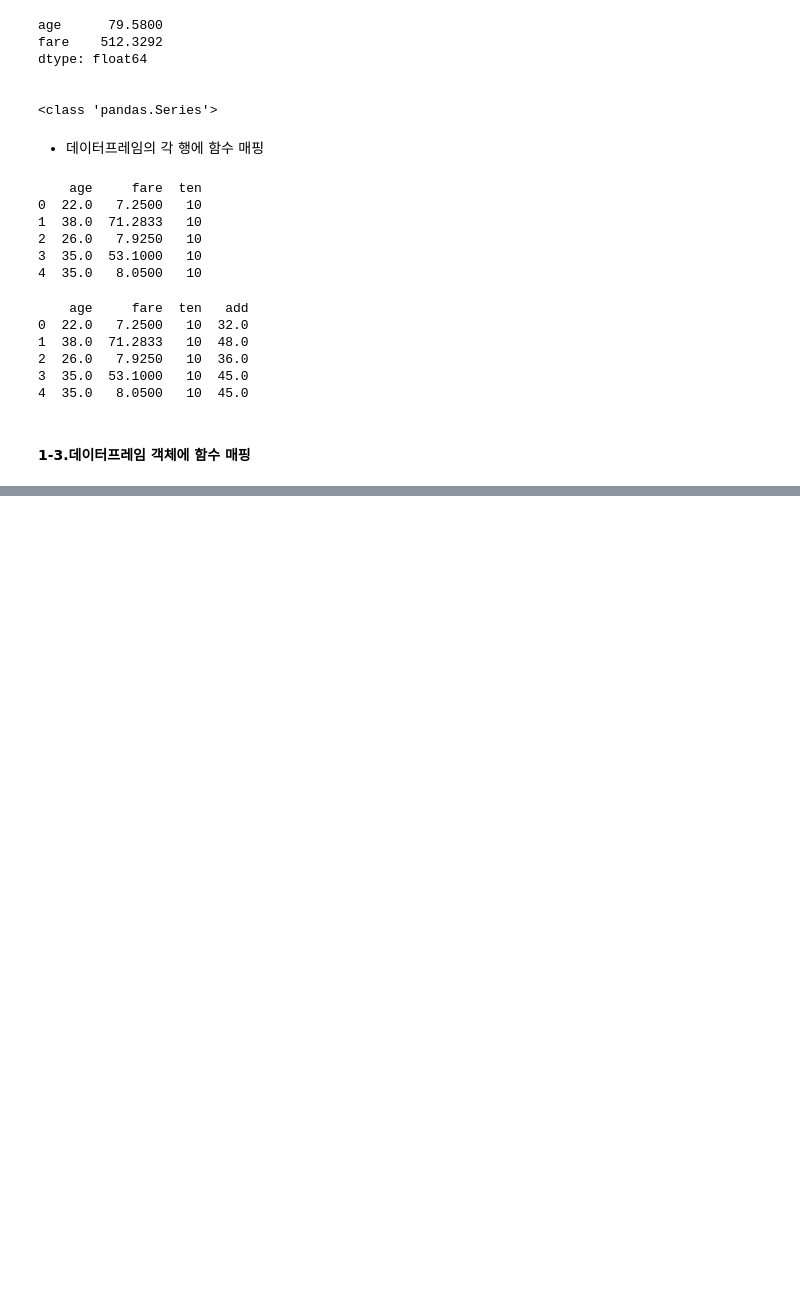
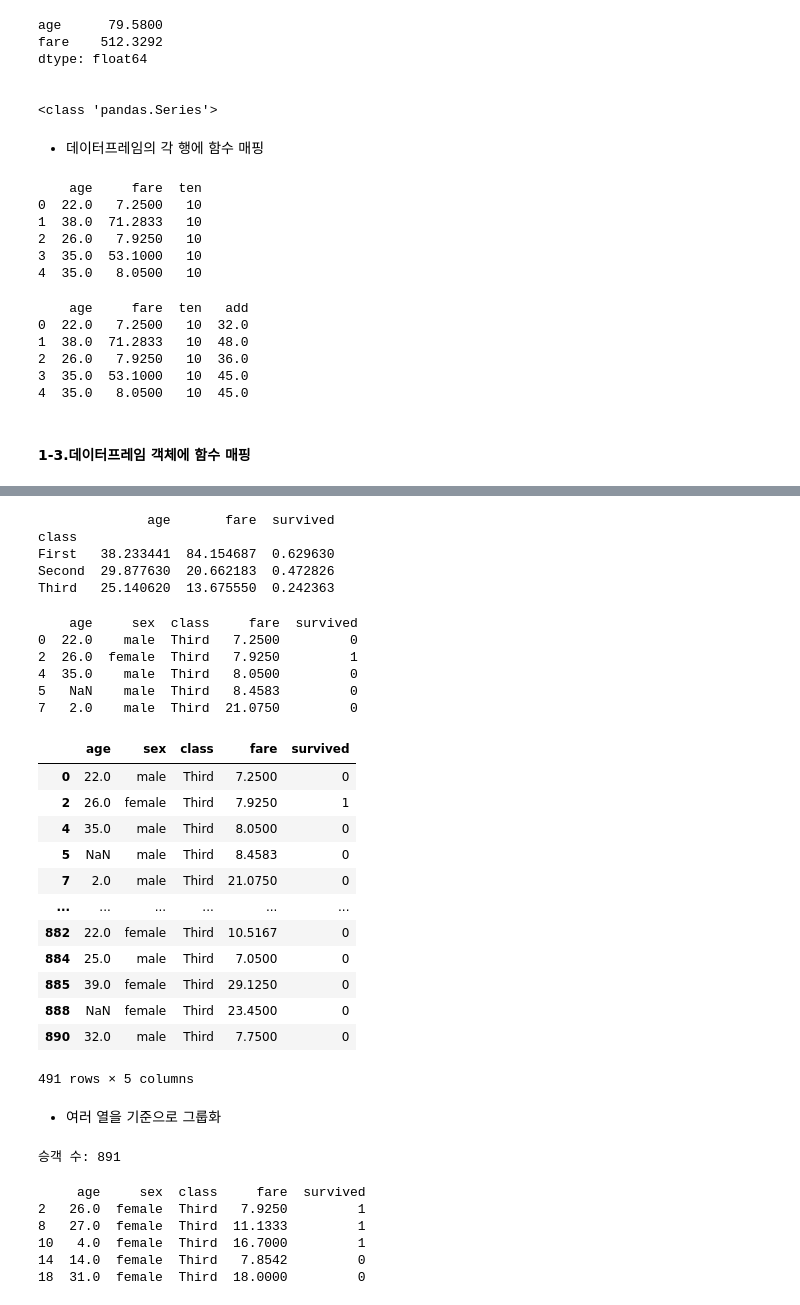
Before and after one commit to hyeonn31/Project_Ubion, a Jupyter notebook: 01. 프로그래밍 기초/02. 데이터분석/src/07.데이터프레임응용.ipynb, the cells around one changed output, grey strips where cells are left out. Cells and saved outputs as stored; diff of their text form; code cells hidden in the pictures; blank space fills up the shorter version.

```diff
--- a/01. 프로그래밍 기초/02. 데이터분석/src/07.데이터프레임응용.ipynb
+++ b/01. 프로그래밍 기초/02. 데이터분석/src/07.데이터프레임응용.ipynb
@@ -384,0 +989,8 @@ print(type(result_value))
+# %%
+import pandas as pd
+import seaborn as sns
+
+titanic = sns.load_dataset('titanic')
+df = titanic.loc[:, ['age','sex', 'class', 'fare', 'survived']]
+
+print('승객 수:', len(df))     # 891
@@ -384,0 +999,10 @@ print(type(result_value))
+# %%
+# class 기준으로 분할 → 아직 계산 전, 나눠만 놓은 그룹 객체
+# 리스트로 넣으면 key 가 튜플 ('First',) 로 나옴
+grouped = df.groupby(['class'])
+for key, group in grouped:        # 그룹 객체는 for 로 하나씩 꺼낼 수 있음
+    print(type(key), type(group))
+    print('* key :', key)
+    print('* number :', len(group))    # First 216 / Second 184 / Third 491
+    print(group.head())
+    print('\n')
@@ -384,0 +1027,49 @@ print(type(result_value))
+# %%
+# 연산 메소드 적용
+# numeric_only=True : 숫자 열만 평균 (sex 같은 글자 열이 있으면 TypeError)
+# survived 는 0/1 이라 평균 = 생존율
+average = grouped.mean(numeric_only=True)
+print(average)
+# %% [output]
+              age       fare  survived
+class
+First   38.233441  84.154687  0.629630
+Second  29.877630  20.662183  0.472826
+Third   25.140620  13.675550  0.242363
+# %%
+# 개별 그룹 선택 (리스트로 groupby 했으니 key 도 튜플로)
+group3 = grouped.get_group(('Third',))
+print(group3.head())
+group3
+# %% [output]
+    age     sex  class     fare  survived
+0  22.0    male  Third   7.2500         0
+2  26.0  female  Third   7.9250         1
+4  35.0    male  Third   8.0500         0
+5   NaN    male  Third   8.4583         0
+7   2.0    male  Third  21.0750         0
+|  | age | sex | class | fare | survived |
+| 0 | 22.0 | male | Third | 7.2500 | 0 |
+| 2 | 26.0 | female | Third | 7.9250 | 1 |
+| 4 | 35.0 | male | Third | 8.0500 | 0 |
+| 5 | NaN | male | Third | 8.4583 | 0 |
+| 7 | 2.0 | male | Third | 21.0750 | 0 |
+| ... | ... | ... | ... | ... | ... |
+| 882 | 22.0 | female | Third | 10.5167 | 0 |
+| 884 | 25.0 | male | Third | 7.0500 | 0 |
+| 885 | 39.0 | female | Third | 29.1250 | 0 |
+| 888 | NaN | female | Third | 23.4500 | 0 |
+| 890 | 32.0 | male | Third | 7.7500 | 0 |
+491 rows × 5 columns
+# %% [markdown]
+* 여러 열을 기준으로 그룹화
+# %%
+import pandas as pd
+import seaborn as sns
+
+titanic = sns.load_dataset('titanic')
+df = titanic.loc[:, ['age','sex', 'class', 'fare', 'survived']]
+
+print('승객 수:', len(df))
+# %% [output]
+승객 수: 891
@@ -384,0 +1085,11 @@ print(type(result_value))
+# %%
+# 3등석 여성 그룹만 꺼내기
+group3f = grouped_two.get_group(('Third','female'))
+print(group3f.head())
+# %% [output]
+     age     sex  class     fare  survived
+2   26.0  female  Third   7.9250         1
+8   27.0  female  Third  11.1333         1
+10   4.0  female  Third  16.7000         1
+14  14.0  female  Third   7.8542         0
+18  31.0  female  Third  18.0000         0
```
Also changed, not shown: parts of 103 cells of this notebook, 20 other files.
